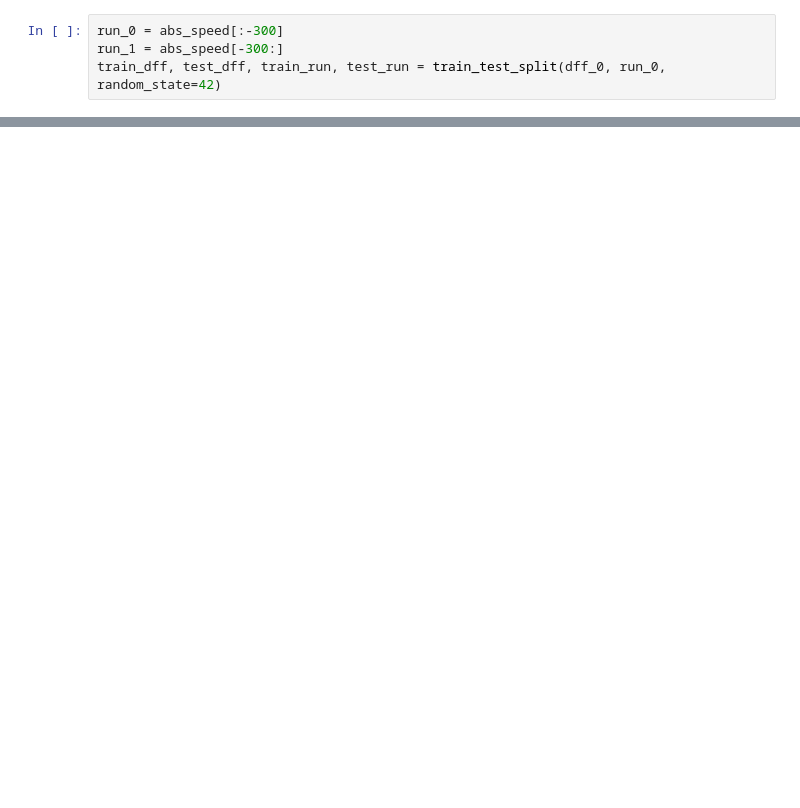
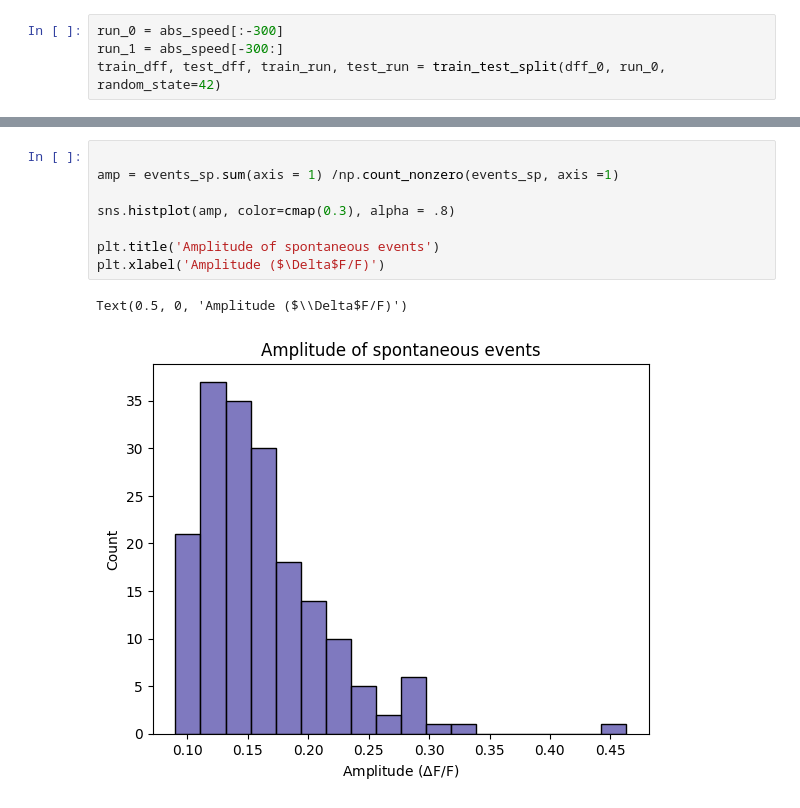
Before and after one commit to valtot/Explore_AllenBrainObservatory, a Jupyter notebook: SpontaneousActivity.ipynb, the cells around one changed output, grey strips where cells are left out. Cells and saved outputs as stored; diff of their text form; blank space fills up the shorter version.

```diff
--- a/SpontaneousActivity.ipynb
+++ b/SpontaneousActivity.ipynb
@@ -449,0 +397,11 @@ plt.plot(pd.Series(run_pred).rolling(7).median() ,linewidth = 1, alpha = .6, col
+# %%
+
+amp = events_sp.sum(axis = 1) /np.count_nonzero(events_sp, axis =1)
+
+sns.histplot(amp, color=cmap(0.3), alpha = .8)
+
+plt.title('Amplitude of spontaneous events')
+plt.xlabel('Amplitude ($\Delta$F/F)')
+# %% [output]
+Text(0.5, 0, 'Amplitude ($\\Delta$F/F)')
+[figure, added]
```
Also changed, not shown: parts of 56 cells of this notebook.
